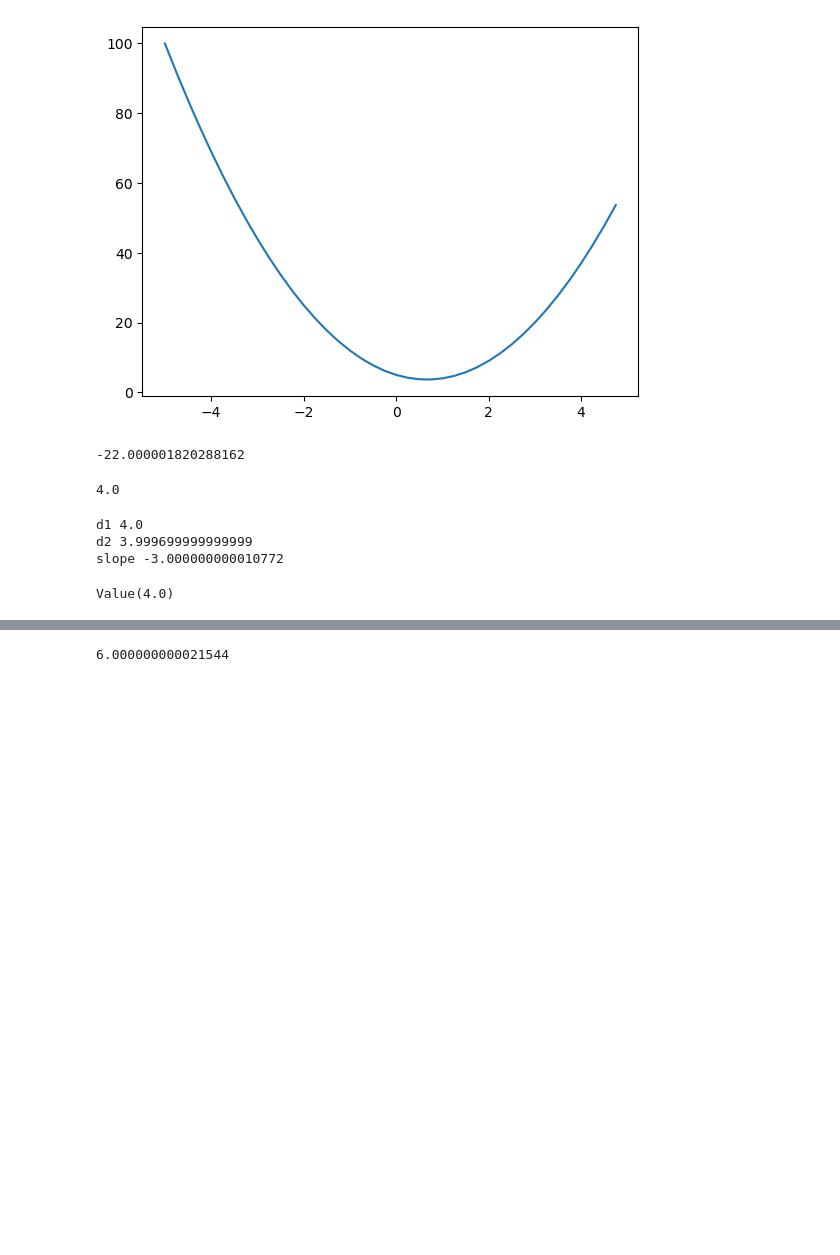
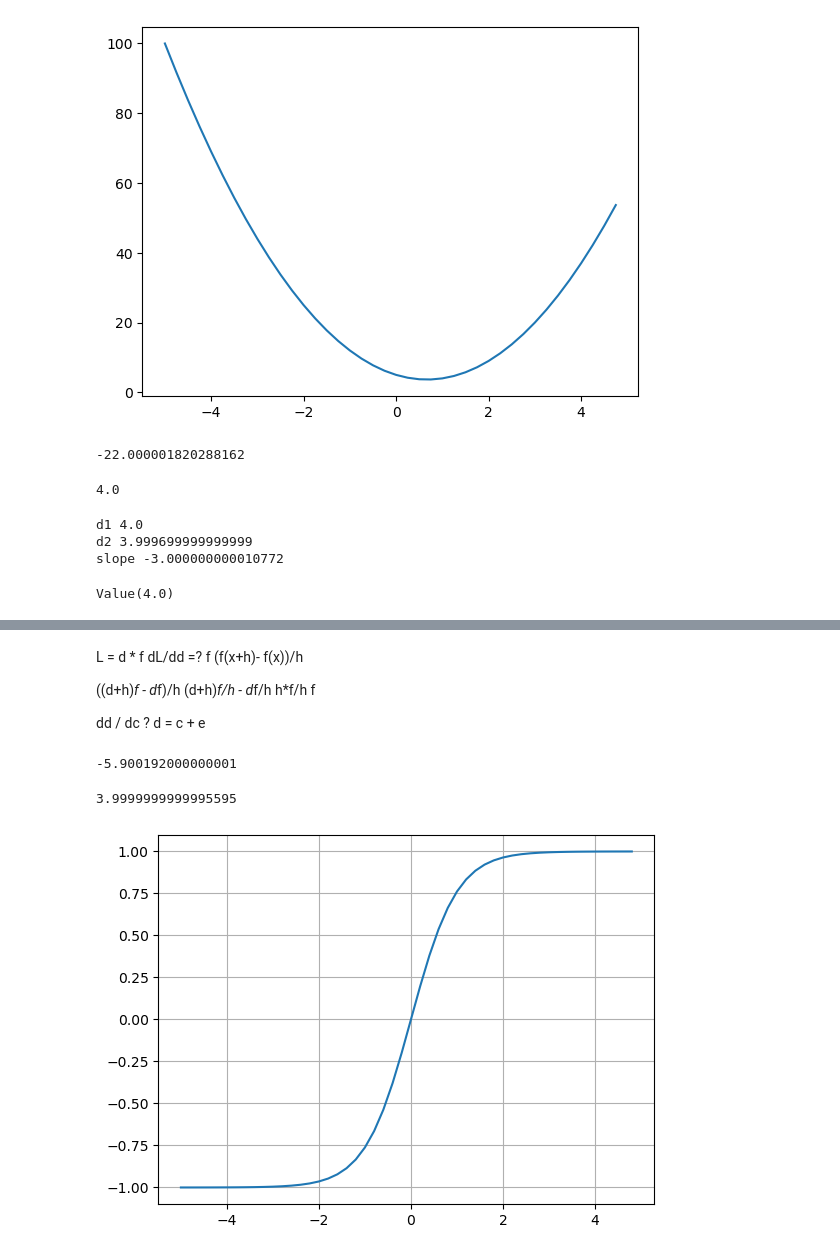
Before and after one commit to fanscen/micrograd, a Jupyter notebook: workbook/test.ipynb, the cells around one changed output, grey strips where cells are left out. Saved outputs shown, nothing was run; the diff lists cells and outputs as text; code cells hidden in the pictures; blank space fills up the shorter version.

```diff
--- a/workbook/test.ipynb
+++ b/workbook/test.ipynb
@@ -120,6 +120,31 @@ def draw_dot(root):
 draw_dot(L)
 # %% [output]
 [drawing not drawn]
+# %% [markdown]
+L = d * f
+dL/dd =? f
+(f(x+h)- f(x))/h
+
+((d+h)*f - d*f)/h
+(d+h)*f/h - d*f/h
+h*f/h
+f
+
+dd / dc ?
+d = c + e
+# %%
+a.data += 0.01 * a.grad
+b.data += 0.01 * b.grad
+c.data += 0.01 * c.grad
+f.data += 0.01 * f.grad
+
+e = a * b
+d = e + c
+L = d * f
+
+print(L.data)
+# %% [output]
+-5.900192000000001
 # %%
 def lol():
 
@@ -134,12 +159,12 @@ def lol():
     L = d*f; L.label = 'L'
     L1 = L.data
 
-    a = Value(2.0 + h, lable='a')
+    a = Value(2.0, lable='a')
     b = Value(-3.0, lable='b')
     c = Value(10.0, lable='c')
     e = a*b; e.label = 'e'
     d = e + c; d.label = 'd'
-    f = Value(-2.0, lable='f')
+    f = Value(-2.0 + h, lable='f')
     L = d*f; L.label = 'L'
     L2 = L.data
 
@@ -147,4 +172,8 @@ def lol():
 
 lol()
 # %% [output]
-6.000000000021544
+3.9999999999995595
+# %%
+plt.plot(np.arange(-5,5,0.2), np.tanh(np.arange(-5,5,0.2)));plt.grid();
+# %% [output]
+[figure, added]
```
Also changed, not shown: parts of 1 cell of this notebook.
